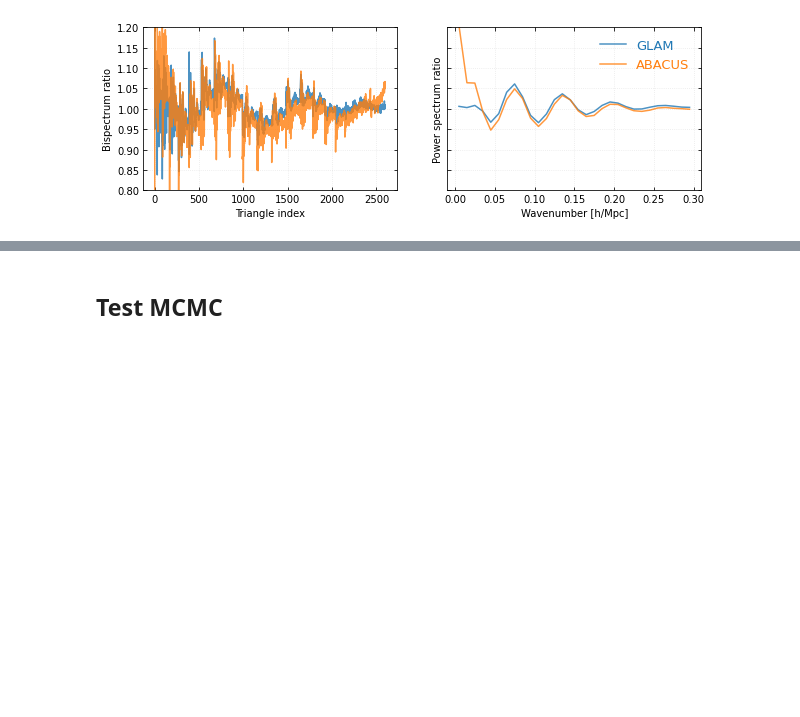
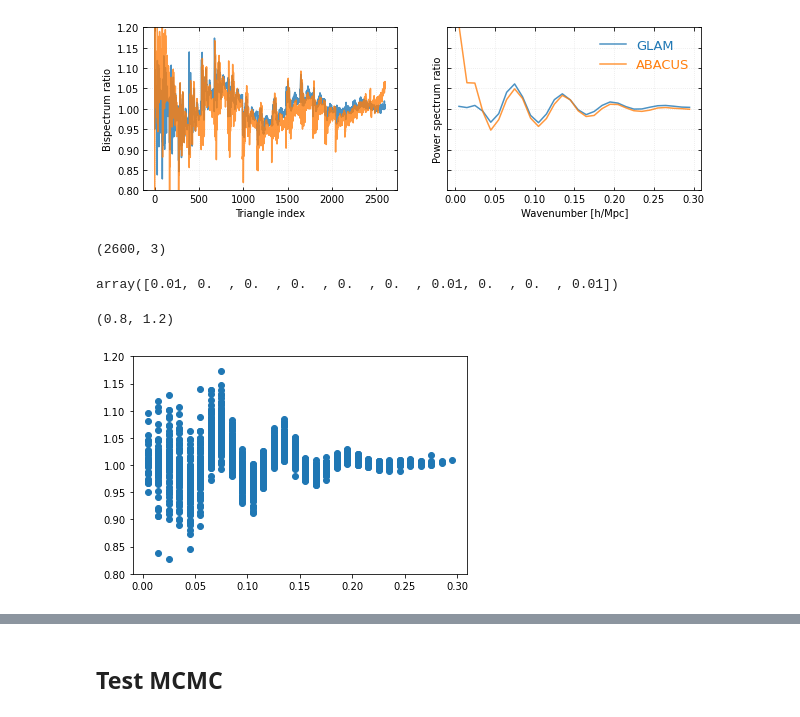
Before and after one commit to mehdirezaie/bispectrum, a Jupyter notebook: bao.ipynb, the cells around one changed output, grey strips where cells are left out. Cells and saved outputs as stored; diff of their text form; code cells hidden in the pictures; blank space fills up the shorter version.

```diff
--- a/bao.ipynb
+++ b/bao.ipynb
@@ -67,0 +65,14 @@ src.plots.plot_spectra([(tix,   bk_glam_bao.y/bk_glam_nobao.y),
+# %%
+bk_glam_bao.x.shape
+# %% [output]
+(2600, 3)
+# %%
+np.diff(bk_glam_bao.x[:, 0])[-10:]
+# %% [output]
+array([0.01, 0.  , 0.  , 0.  , 0.  , 0.  , 0.01, 0.  , 0.  , 0.01])
+# %%
+plt.scatter(bk_glam_bao.x[:, 0], bk_glam_bao.y/bk_glam_nobao.y)
+plt.ylim(0.8, 1.2)
+# %% [output]
+(0.8, 1.2)
+[figure, added]
```
Also changed, not shown: parts of 25 cells of this notebook, 2 other files.
